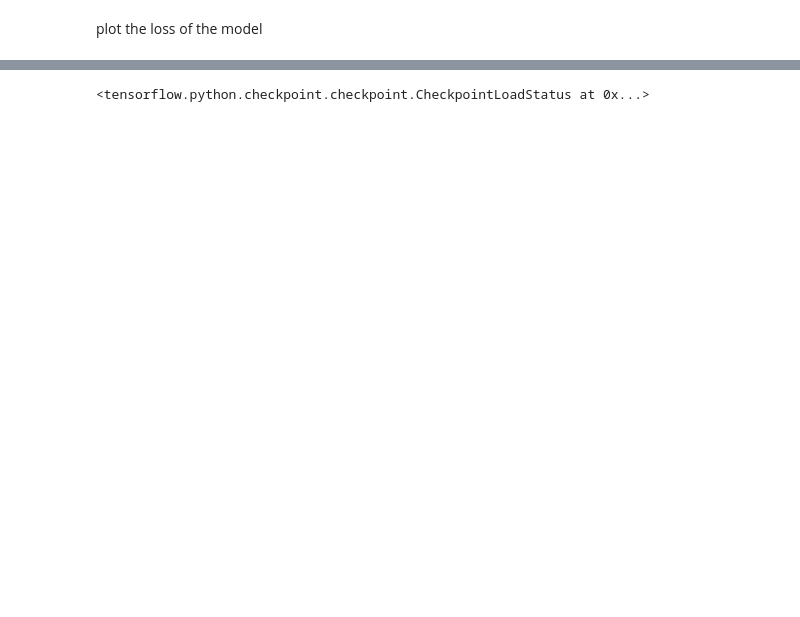
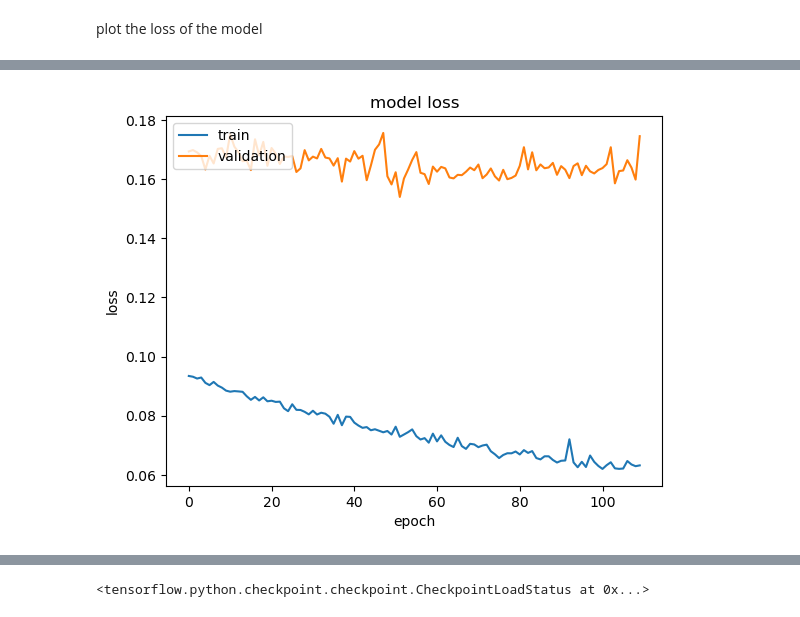
Before and after one commit to MartinaDoku2001/Thesis, a Jupyter notebook: proposed_model.ipynb, the cells around one changed output, grey strips where cells are left out. Saved outputs shown, nothing was run; the diff lists cells and outputs as text; code cells hidden in the pictures; blank space fills up the shorter version.

```diff
--- a/proposed_model.ipynb
+++ b/proposed_model.ipynb
@@ -840,0 +903,12 @@ plt.savefig(os.path.join(results_path, model_name, 'EOG', 'loss.png'))
+# %%
+history_EOG_noc = pd.read_csv(os.path.join(results_path+"no_callback", model_name, 'EOG', 'history.csv'))
+#plot the loss
+plt.plot(history_EOG_noc['loss'])
+plt.plot(history_EOG_noc['val_loss'])
+plt.title('model loss')
+plt.ylabel('loss')
+plt.xlabel('epoch')
+plt.legend(['train', 'validation'], loc='upper left')
+plt.savefig(os.path.join(results_path, model_name, 'EOG', 'loss.png'))
+# %% [output]
+[figure, added]
```
Also changed, not shown: parts of 19 cells of this notebook, 12 other files.
